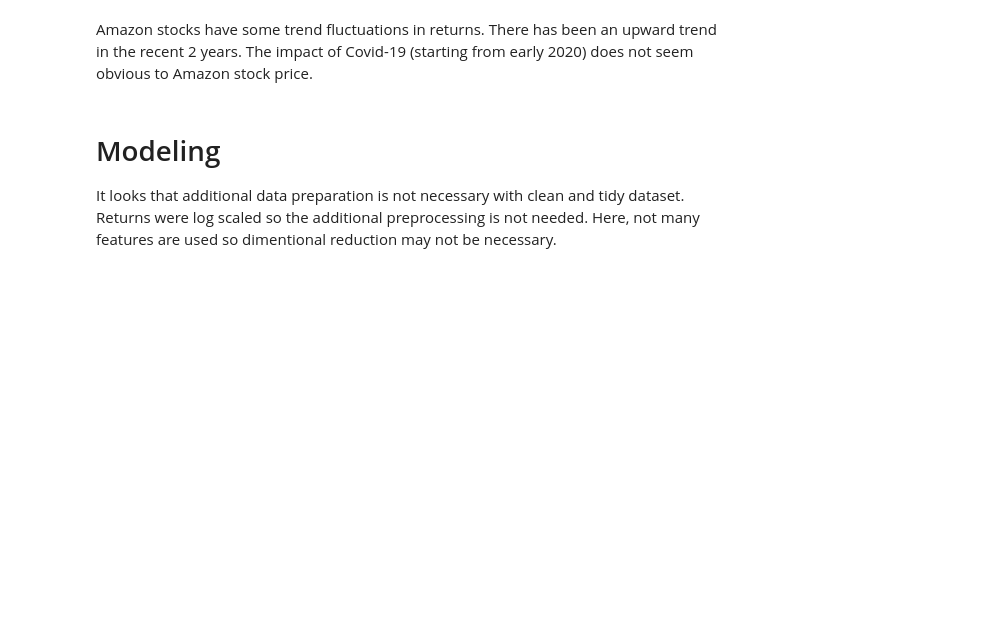
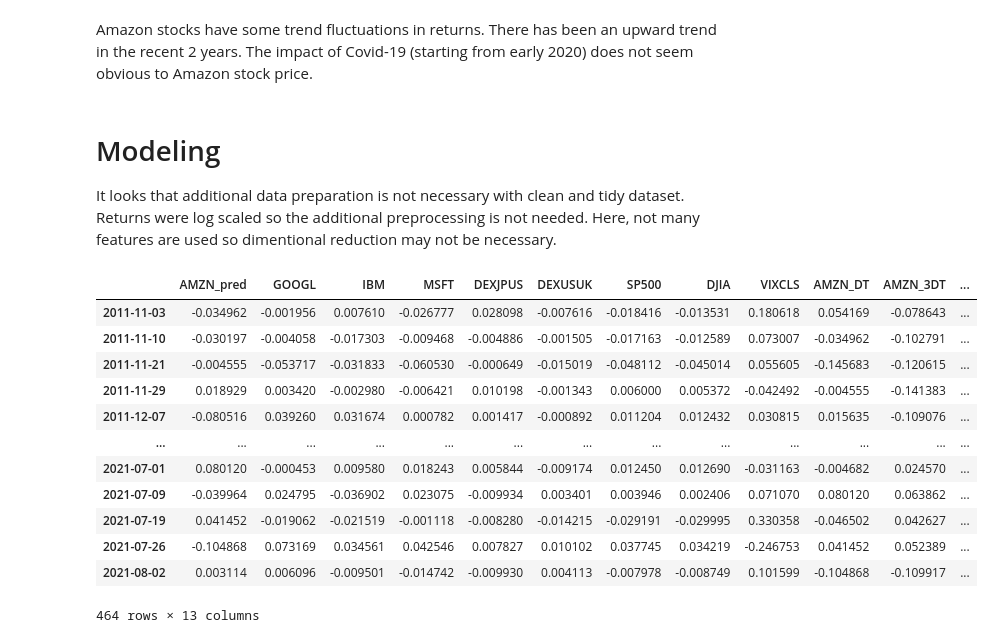
Before and after one commit to jasonsuk/stock-regression-modeling, a Jupyter notebook: proj1_predict_price.ipynb, the cells around one changed output. Saved outputs shown, nothing was run; the diff lists cells and outputs as text; code cells hidden in the pictures; blank space fills up the shorter version.

```diff
--- a/proj1_predict_price.ipynb
+++ b/proj1_predict_price.ipynb
@@ -185,0 +203,16 @@ It looks that additional data preparation is not necessary with clean and tidy d
+# %%
+dataset
+# %% [output]
+|  | AMZN_pred | GOOGL | IBM | MSFT | DEXJPUS | DEXUSUK | SP500 | DJIA | VIXCLS | AMZN_DT | AMZN_3DT | ... |
+| 2011-11-03 | -0.034962 | -0.001956 | 0.007610 | -0.026777 | 0.028098 | -0.007616 | -0.018416 | -0.013531 | 0.180618 | 0.054169 | -0.078643 | ... |
+| 2011-11-10 | -0.030197 | -0.004058 | -0.017303 | -0.009468 | -0.004886 | -0.001505 | -0.017163 | -0.012589 | 0.073007 | -0.034962 | -0.102791 | ... |
+| 2011-11-21 | -0.004555 | -0.053717 | -0.031833 | -0.060530 | -0.000649 | -0.015019 | -0.048112 | -0.045014 | 0.055605 | -0.145683 | -0.120615 | ... |
+| 2011-11-29 | 0.018929 | 0.003420 | -0.002980 | -0.006421 | 0.010198 | -0.001343 | 0.006000 | 0.005372 | -0.042492 | -0.004555 | -0.141383 | ... |
+| 2011-12-07 | -0.080516 | 0.039260 | 0.031674 | 0.000782 | 0.001417 | -0.000892 | 0.011204 | 0.012432 | 0.030815 | 0.015635 | -0.109076 | ... |
+| ... | ... | ... | ... | ... | ... | ... | ... | ... | ... | ... | ... | ... |
+| 2021-07-01 | 0.080120 | -0.000453 | 0.009580 | 0.018243 | 0.005844 | -0.009174 | 0.012450 | 0.012690 | -0.031163 | -0.004682 | 0.024570 | ... |
+| 2021-07-09 | -0.039964 | 0.024795 | -0.036902 | 0.023075 | -0.009934 | 0.003401 | 0.003946 | 0.002406 | 0.071070 | 0.080120 | 0.063862 | ... |
+| 2021-07-19 | 0.041452 | -0.019062 | -0.021519 | -0.001118 | -0.008280 | -0.014215 | -0.029191 | -0.029995 | 0.330358 | -0.046502 | 0.042627 | ... |
+| 2021-07-26 | -0.104868 | 0.073169 | 0.034561 | 0.042546 | 0.007827 | 0.010102 | 0.037745 | 0.034219 | -0.246753 | 0.041452 | 0.052389 | ... |
+| 2021-08-02 | 0.003114 | 0.006096 | -0.009501 | -0.014742 | -0.009930 | 0.004113 | -0.007978 | -0.008749 | 0.101599 | -0.104868 | -0.109917 | ... |
+464 rows × 13 columns
```
Also changed, not shown: parts of 15 cells of this notebook, 1 other file.
